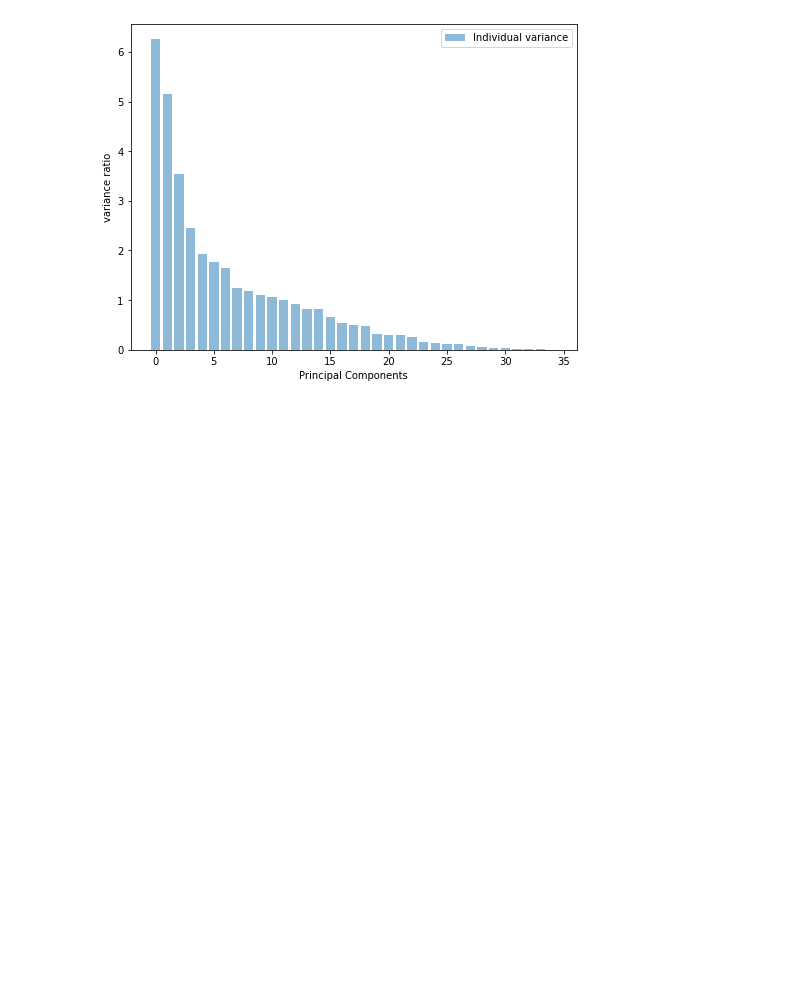
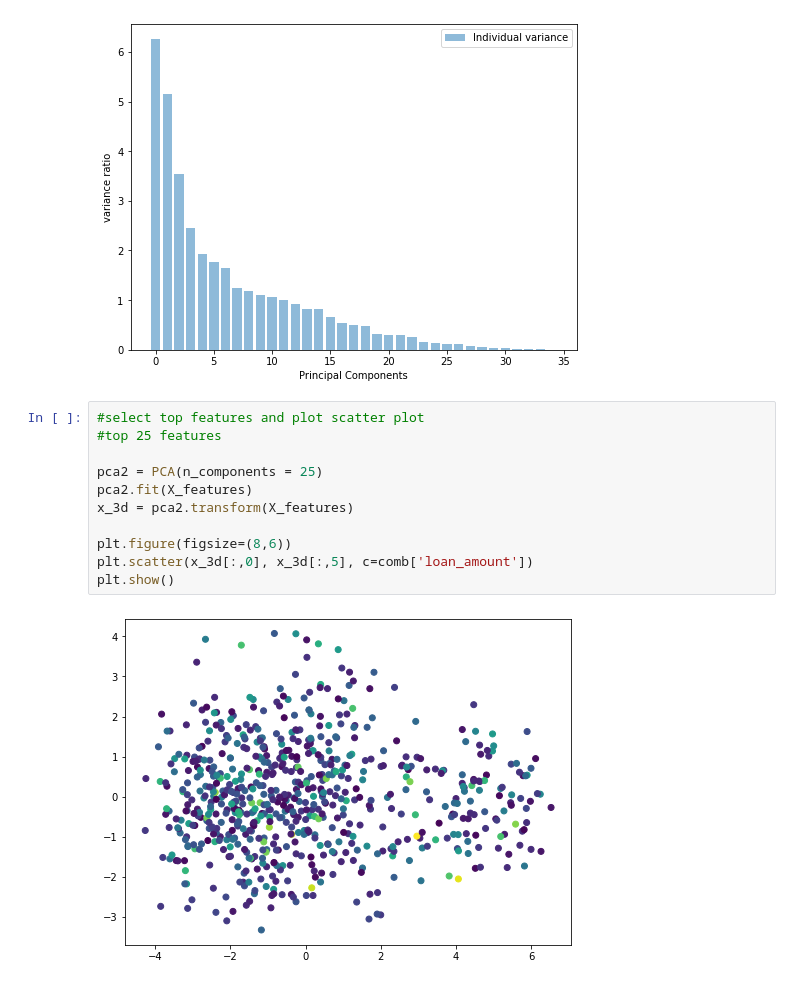
Before and after one commit to mattskier/ravens-dse-511, a Jupyter notebook: DM_reduction_data.ipynb, the cells around one changed output. Drawn from its saved outputs; the diff is of its cells as text; blank space fills up the shorter version.

Commit message:
added more visuals to PCA

```diff
--- a/DM_reduction_data.ipynb
+++ b/DM_reduction_data.ipynb
@@ -70,3 +70,16 @@ plt.xlabel('Principal Components')
 plt.show()
 # %% [output]
 [figure]
+# %%
+#select top features and plot scatter plot
+#top 25 features
+
+pca2 = PCA(n_components = 25)
+pca2.fit(X_features)
+x_3d = pca2.transform(X_features)
+
+plt.figure(figsize=(8,6))
+plt.scatter(x_3d[:,0], x_3d[:,5], c=comb['loan_amount'])
+plt.show()
+# %% [output]
+[figure, added]
```
Also changed, not shown: parts of 1 cell of this notebook.
